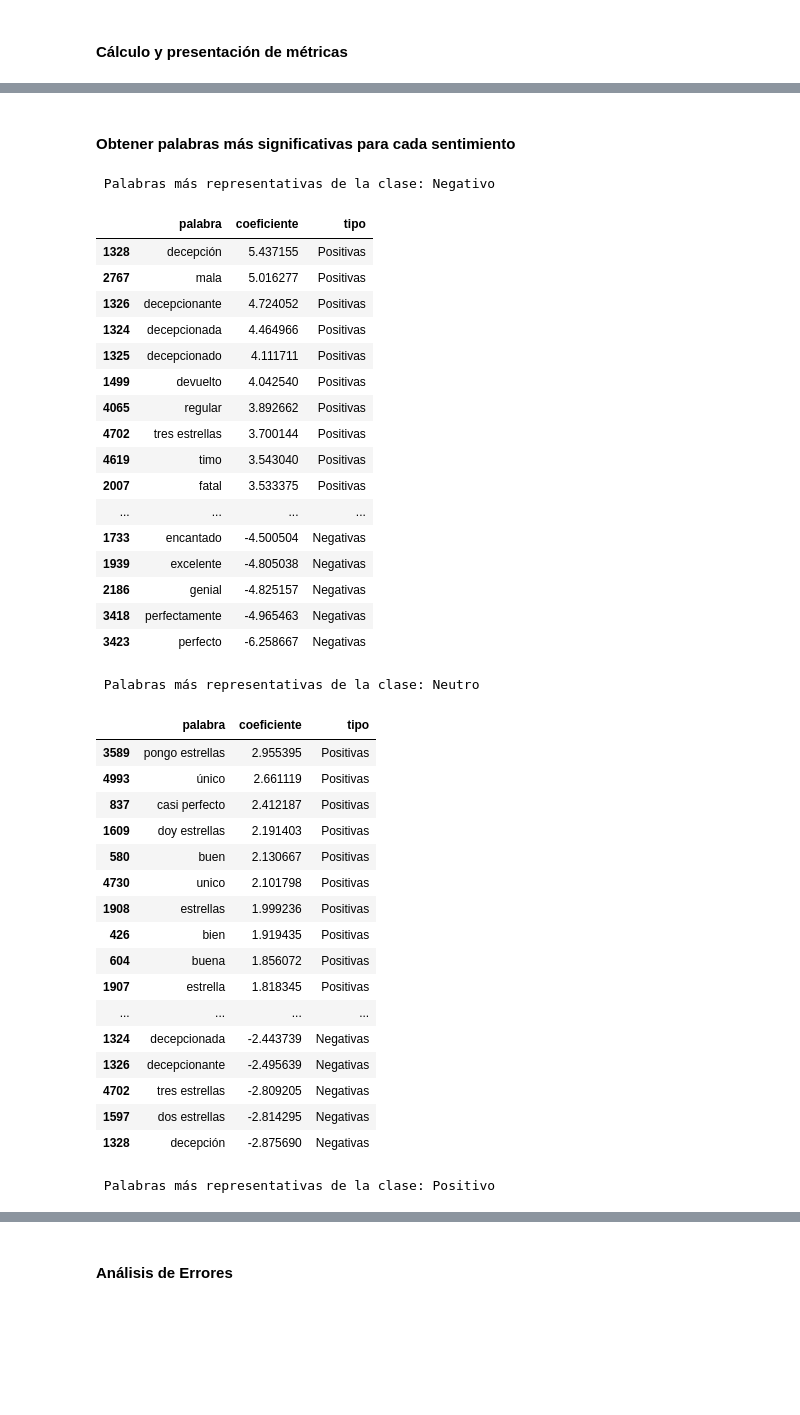
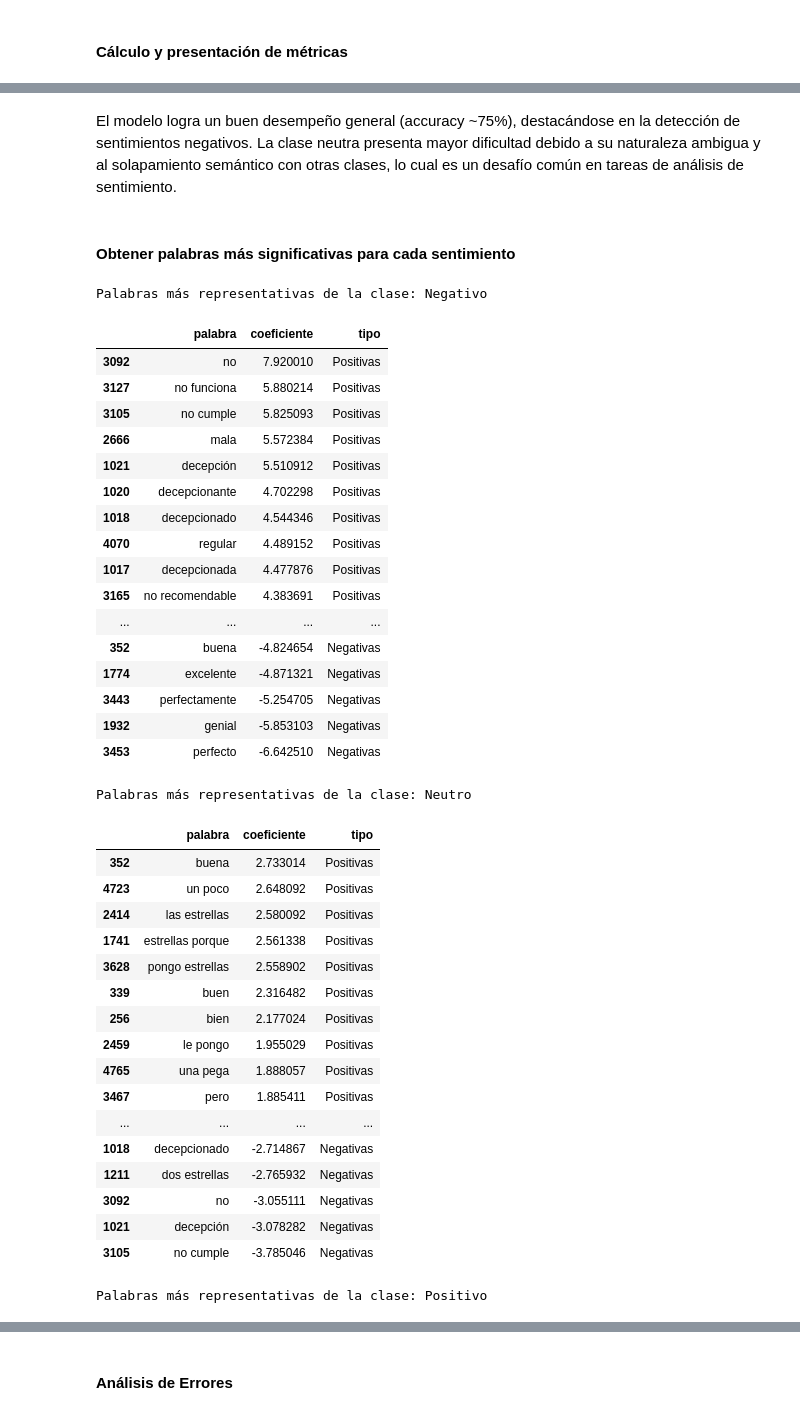
Before and after one commit to Bladimir0607/sentiment-api-equipo39, a Jupyter notebook: data_science/notebooks/Modelo_hackathon_ternario.ipynb, the cells around one changed output, grey strips where cells are left out. Drawn from its saved outputs; the diff is of its cells as text; code cells hidden in the pictures; blank space fills up the shorter version.

```diff
--- a/data_science/notebooks/Modelo_hackathon_ternario.ipynb
+++ b/data_science/notebooks/Modelo_hackathon_ternario.ipynb
@@ -1283,6 +1305,5 @@ stopwords_es = stopwords.words('spanish')
 # %%
 vectorizador = TfidfVectorizer(
-    stop_words = stopwords_es,
     ngram_range = (1, 2),
     max_features = 5000,
     min_df = 5,
@@ -1329,9 +1348,11 @@ El modelo recomendado es la Regresión Logística, una técnica de clasificació
 #### Inicialización del modelo de clasificación (Regresión Logística)
 # %%
 modelo = LogisticRegression(
-    max_iter = 1000,
-    class_weight = 'balanced',
-    n_jobs = -1,
+    max_iter=1000,
+    class_weight='balanced',
+    solver='lbfgs',
+    n_jobs=-1,
+    random_state=42
 )
 # %% [markdown]
 #### Entrenamiento del modelo
@@ -1371,3 +1395,5 @@ weighted avg       0.75      0.72      0.74      5000
+# %% [markdown]
+El modelo logra un buen desempeño general (accuracy ~75%), destacándose en la detección de sentimientos negativos. La clase neutra presenta mayor dificultad debido a su naturaleza ambigua y al solapamiento semántico con otras clases, lo cual es un desafío común en tareas de análisis de sentimiento.
 # %% [markdown]
 #### Obtener palabras más significativas para cada sentimiento
 # %%
@@ -1385,17 +1411,16 @@ def top_palabras_por_clase(vectorizador, modelo, clase_idx, n=10):
 
     return top_pos, top_neg
 # %%
-clases = ['Negativo', 'Neutro', 'Positivo']
+clases = modelo.classes_
 
 for i, clase in enumerate(clases):
     top_pos, top_neg = top_palabras_por_clase(vectorizador, modelo, i)
 
-    print(f"\n Palabras más representativas de la clase: {clase}")
+    print(f"\nPalabras más representativas de la clase: {clase}")
     display(
         pd.concat([
             top_pos.assign(tipo='Positivas'),
             top_neg.assign(tipo='Negativas')
-        ])
-        .sort_values('coeficiente', ascending=False)
+        ]).sort_values('coeficiente', ascending=False)
     )
 # %% [output]
@@ -1403,17 +1428,17 @@ for i, clase in enumerate(clases):
 |  | palabra | coeficiente | tipo |
-| 1328 | decepción | 5.437155 | Positivas |
-| 2767 | mala | 5.016277 | Positivas |
-| 1326 | decepcionante | 4.724052 | Positivas |
-| 1324 | decepcionada | 4.464966 | Positivas |
-| 1325 | decepcionado | 4.111711 | Positivas |
-| 1499 | devuelto | 4.042540 | Positivas |
-| 4065 | regular | 3.892662 | Positivas |
-| 4702 | tres estrellas | 3.700144 | Positivas |
-| 4619 | timo | 3.543040 | Positivas |
-| 2007 | fatal | 3.533375 | Positivas |
+| 3092 | no | 7.920010 | Positivas |
+| 3127 | no funciona | 5.880214 | Positivas |
+| 3105 | no cumple | 5.825093 | Positivas |
+| 2666 | mala | 5.572384 | Positivas |
+| 1021 | decepción | 5.510912 | Positivas |
+| 1020 | decepcionante | 4.702298 | Positivas |
+| 1018 | decepcionado | 4.544346 | Positivas |
+| 4070 | regular | 4.489152 | Positivas |
+| 1017 | decepcionada | 4.477876 | Positivas |
+| 3165 | no recomendable | 4.383691 | Positivas |
 | ... | ... | ... | ... |
-| 1733 | encantado | -4.500504 | Negativas |
-| 1939 | excelente | -4.805038 | Negativas |
-| 2186 | genial | -4.825157 | Negativas |
-| 3418 | perfectamente | -4.965463 | Negativas |
-| 3423 | perfecto | -6.258667 | Negativas |
+| 352 | buena | -4.824654 | Negativas |
+| 1774 | excelente | -4.871321 | Negativas |
+| 3443 | perfectamente | -5.254705 | Negativas |
+| 1932 | genial | -5.853103 | Negativas |
+| 3453 | perfecto | -6.642510 | Negativas |
@@ -1421,17 +1446,17 @@ for i, clase in enumerate(clases):
 |  | palabra | coeficiente | tipo |
-| 3589 | pongo estrellas | 2.955395 | Positivas |
-| 4993 | único | 2.661119 | Positivas |
-| 837 | casi perfecto | 2.412187 | Positivas |
-| 1609 | doy estrellas | 2.191403 | Positivas |
-| 580 | buen | 2.130667 | Positivas |
-| 4730 | unico | 2.101798 | Positivas |
-| 1908 | estrellas | 1.999236 | Positivas |
-| 426 | bien | 1.919435 | Positivas |
-| 604 | buena | 1.856072 | Positivas |
-| 1907 | estrella | 1.818345 | Positivas |
+| 352 | buena | 2.733014 | Positivas |
+| 4723 | un poco | 2.648092 | Positivas |
+| 2414 | las estrellas | 2.580092 | Positivas |
+| 1741 | estrellas porque | 2.561338 | Positivas |
+| 3628 | pongo estrellas | 2.558902 | Positivas |
+| 339 | buen | 2.316482 | Positivas |
+| 256 | bien | 2.177024 | Positivas |
+| 2459 | le pongo | 1.955029 | Positivas |
+| 4765 | una pega | 1.888057 | Positivas |
+| 3467 | pero | 1.885411 | Positivas |
 | ... | ... | ... | ... |
-| 1324 | decepcionada | -2.443739 | Negativas |
-| 1326 | decepcionante | -2.495639 | Negativas |
-| 4702 | tres estrellas | -2.809205 | Negativas |
-| 1597 | dos estrellas | -2.814295 | Negativas |
-| 1328 | decepción | -2.875690 | Negativas |
+| 1018 | decepcionado | -2.714867 | Negativas |
+| 1211 | dos estrellas | -2.765932 | Negativas |
+| 3092 | no | -3.055111 | Negativas |
+| 1021 | decepción | -3.078282 | Negativas |
+| 3105 | no cumple | -3.785046 | Negativas |
```
Also changed, not shown: parts of 56 cells of this notebook.
